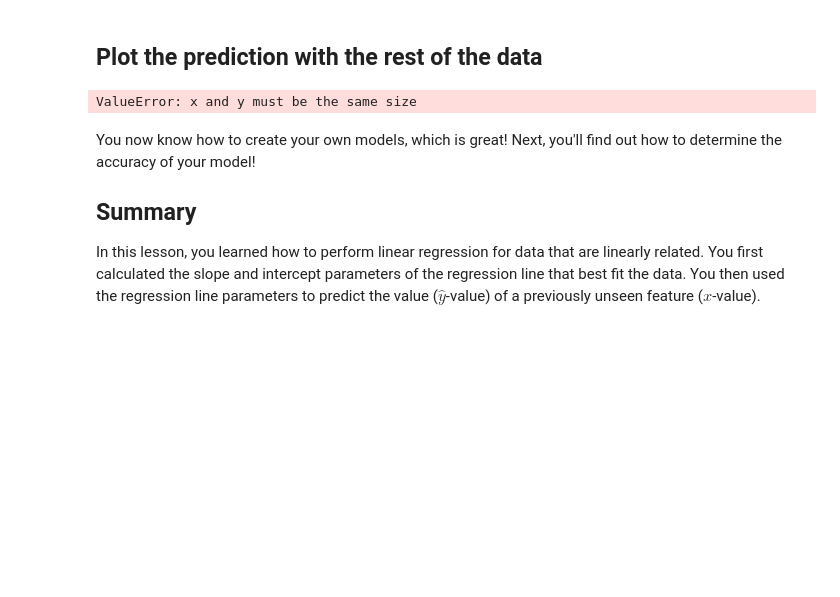
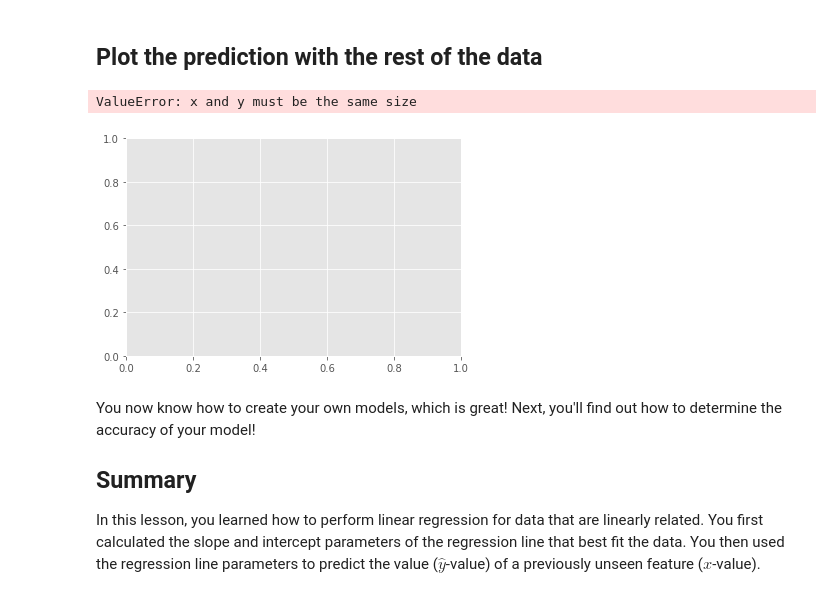
Before and after one commit to qgrigsby/dsc-simple-linear-regression-lab-hbs-ds-060120, a Jupyter notebook: index.ipynb, the cells around one changed output. Drawn from its saved outputs; the diff is of its cells as text; code cells hidden in the pictures; blank space fills up the shorter version.

```diff
--- a/index.ipynb
+++ b/index.ipynb
@@ -159,11 +159,11 @@ y_predicted
 ## Plot the prediction with the rest of the data
 # %%
 # Plot as above and show the predicted value
-plt.scatter(x_new,Y,color='#003F72', label="Data points")
 plt.plot(X, regression_line, label= "Regression Line")
 plt.legend()
 # %% [output]
 ValueError: x and y must be the same size
+[figure, added]
 # %% [markdown]
 You now know how to create your own models, which is great! Next, you'll find out how to determine the accuracy of your model!
 
```
